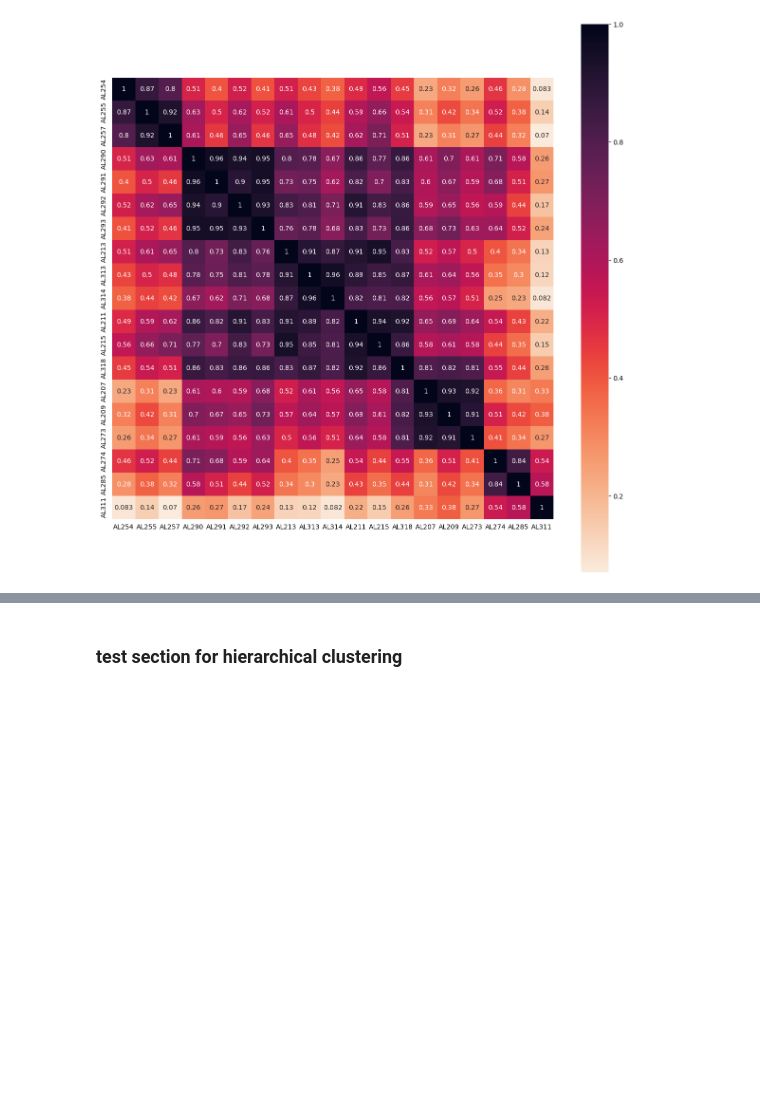
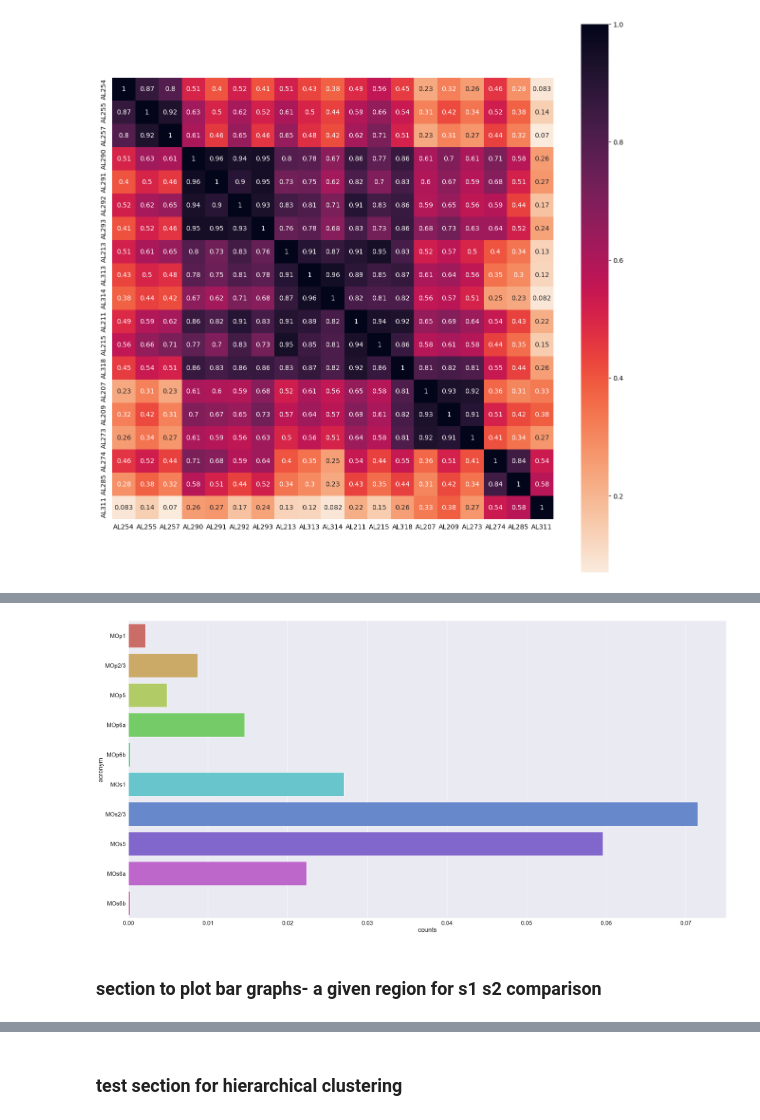
Before and after one commit to YANQI-LIU/Image_Registration, a Jupyter notebook: plotting_sns.ipynb, the cells around one changed output, grey strips where cells are left out. Drawn from its saved outputs; the diff is of its cells as text; code cells hidden in the pictures; blank space fills up the shorter version.

Commit message:
added section for region specific bar graphs

```diff
--- a/plotting_sns.ipynb
+++ b/plotting_sns.ipynb
@@ -287,0 +292,7 @@ plt.show()
+# %%
+region='s2'
+mouseline='ras'
+side='left'
+
+file_path= f'D:\\viral_results\\s1_s2\\{region}_{mouseline}_avg_{side}_region_with_counts.xlsx'
+read_file= pd.read_excel(file_path)
@@ -287,0 +310,25 @@ plt.show()
+# %%
+# get regions belonging to isocortex only
+region_id='500'
+choosen_regions= read_file.loc[read_file['structure_id_path'].str.contains(f'/{region_id}/', case=False)]
+# %%
+choosen_regions= choosen_regions.sort_values('graph_order', ascending=True)
+# sort based on the greated amount of axons
+# %%
+sns.set(font_scale=2)
+
+fig, ax = plt.subplots(figsize=(40,20))
+g1=sns.barplot(data=choosen_regions, y="acronym", x="counts", palette="hls", orient="h")
+
+g1.tick_params(bottom=False, left=False)
+# disable ticks because it is such a mess in illustrator!
+
+plt.rcParams['svg.fonttype'] = 'none'
+# so text stay as text not paths!
+
+plt.savefig(f'{outdir}\\{region}_{mouseline}_avg_{side}_{region_id}.svg')
+plt.show()
+# %% [output]
+[figure, added]
+# %% [markdown]
+### section to plot bar graphs- a given region for s1 s2 comparison
```
Also changed, not shown: parts of 8 cells of this notebook.
